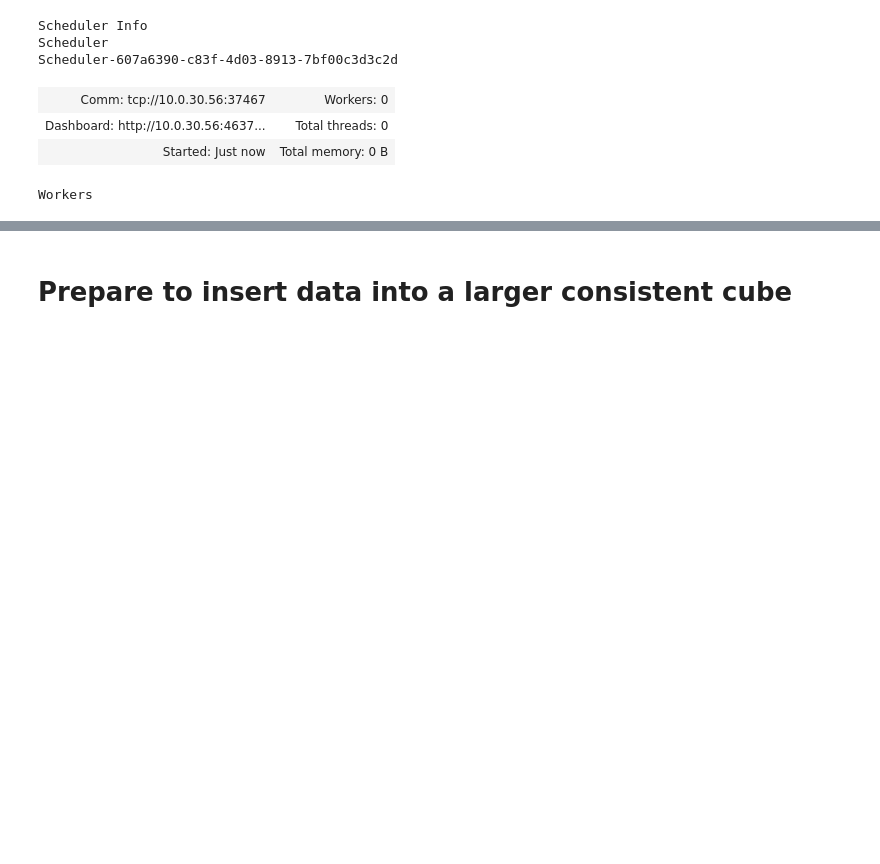
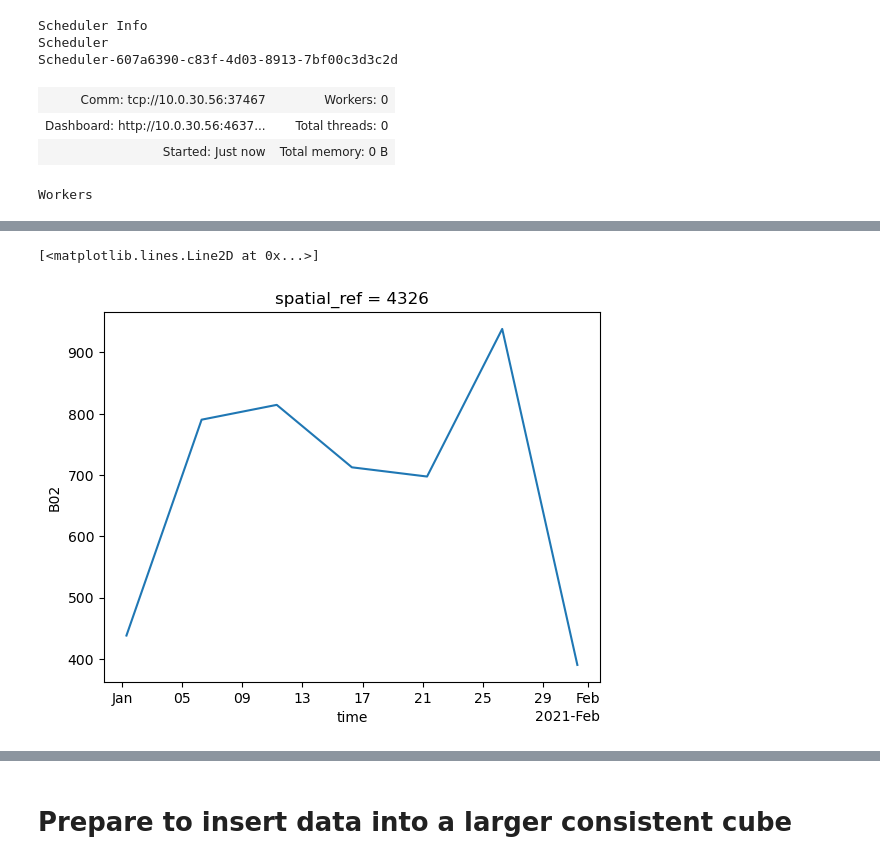
Before and after one commit to MarkusZehner/stacathome, a Jupyter notebook: walltowall.ipynb, the cells around one changed output, grey strips where cells are left out. Drawn from its saved outputs; the diff is of its cells as text; code cells hidden in the pictures; blank space fills up the shorter version.

```diff
--- a/walltowall.ipynb
+++ b/walltowall.ipynb
@@ -91,0 +141,5 @@ All data already downloaded.
+# %%
+otf_cube.B02.mean(dim=['longitude', 'latitude']).plot()
+# %% [output]
+[<matplotlib.lines.Line2D at 0x...>]
+[figure, added]
```
Also changed, not shown: parts of 54 cells of this notebook, 1 other file.
